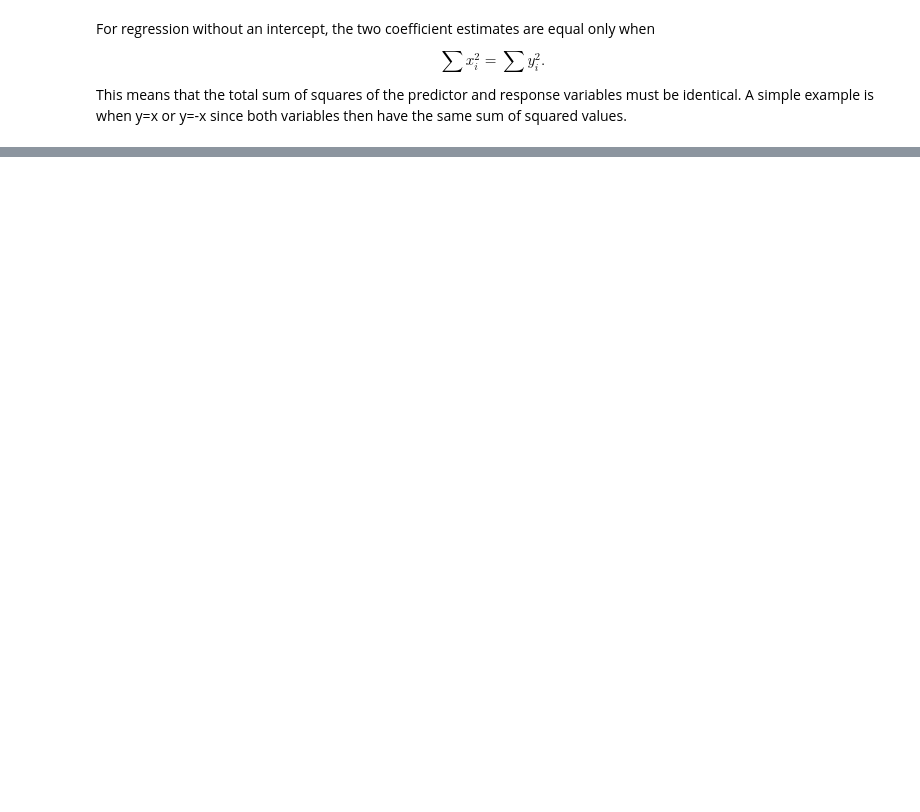
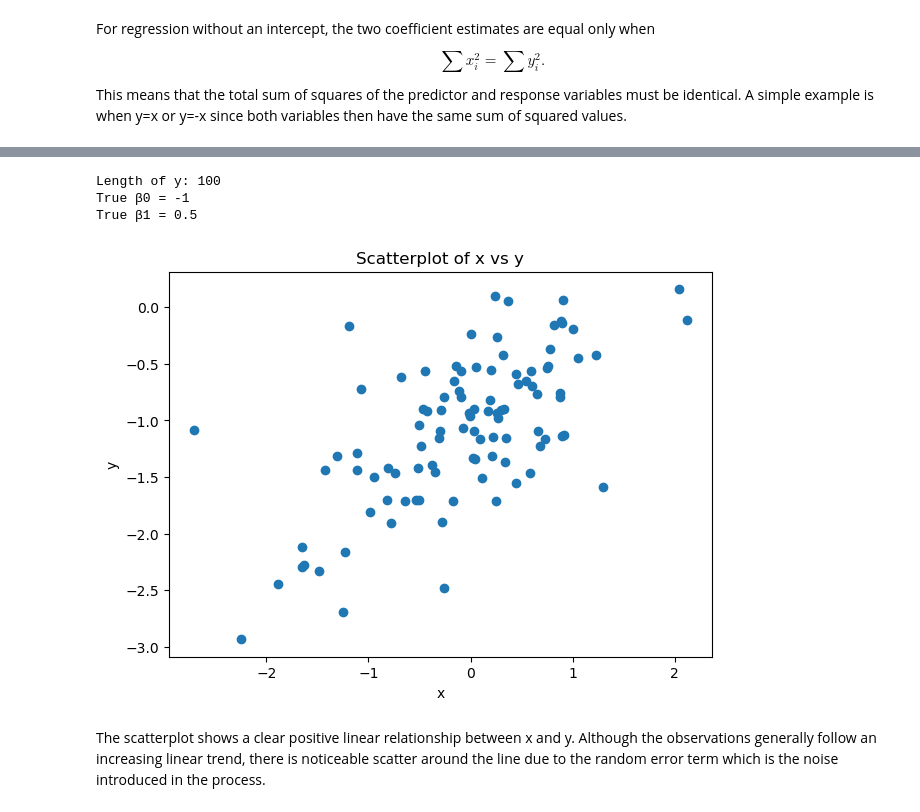
Before and after one commit to sumukha-r/isl-python-solutions, a Jupyter notebook: Chapter03-Linear-Regression/Chapter03-Linear-Regression.ipynb, the cells around one changed output, grey strips where cells are left out. Cells and saved outputs as stored; diff of their text form; code cells hidden in the pictures; blank space fills up the shorter version.

```diff
--- a/Chapter03-Linear-Regression/Chapter03-Linear-Regression.ipynb
+++ b/Chapter03-Linear-Regression/Chapter03-Linear-Regression.ipynb
@@ -647,0 +639,26 @@ This means that the total sum of squares of the predictor and response variables
+# %%
+rng = np.random.default_rng(1)
+
+x = rng.normal(0, 1, 100)
+eps = rng.normal(0, np.sqrt(0.25), 100)
+
+y = -1 + 0.5 * x + eps
+
+print(f"Length of y: {len(y)}")
+print("True β0 = -1")
+print("True β1 = 0.5")
+# %% [output]
+Length of y: 100
+True β0 = -1
+True β1 = 0.5
+# %%
+plt.figure(figsize=(7,5))
+plt.scatter(x, y)
+plt.xlabel("x")
+plt.ylabel("y")
+plt.title("Scatterplot of x vs y")
+plt.show()
+# %% [output]
+[figure, added]
+# %% [markdown]
+The scatterplot shows a clear positive linear relationship between x and y. Although the observations generally follow an increasing linear trend, there is noticeable scatter around the line due to the random error term which is the noise introduced in the process.
```
Also changed, not shown: parts of 37 cells of this notebook, 1 other file.
